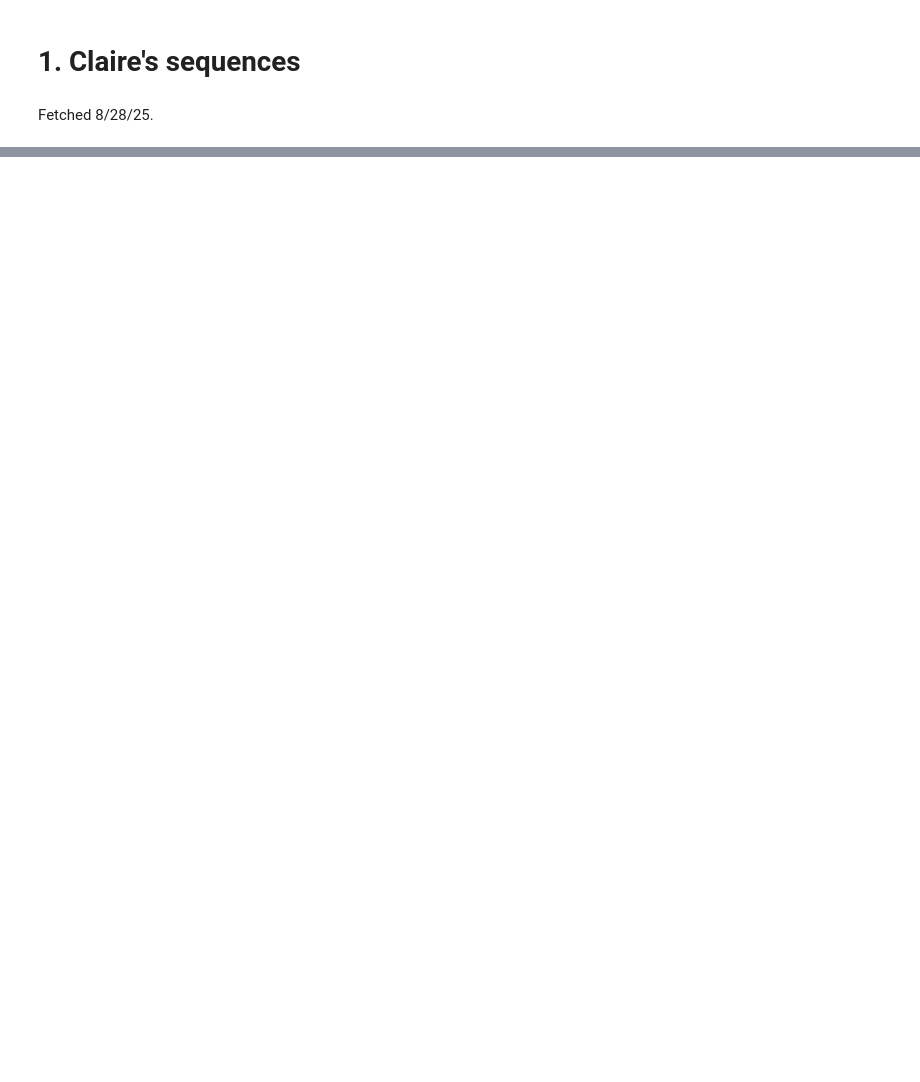
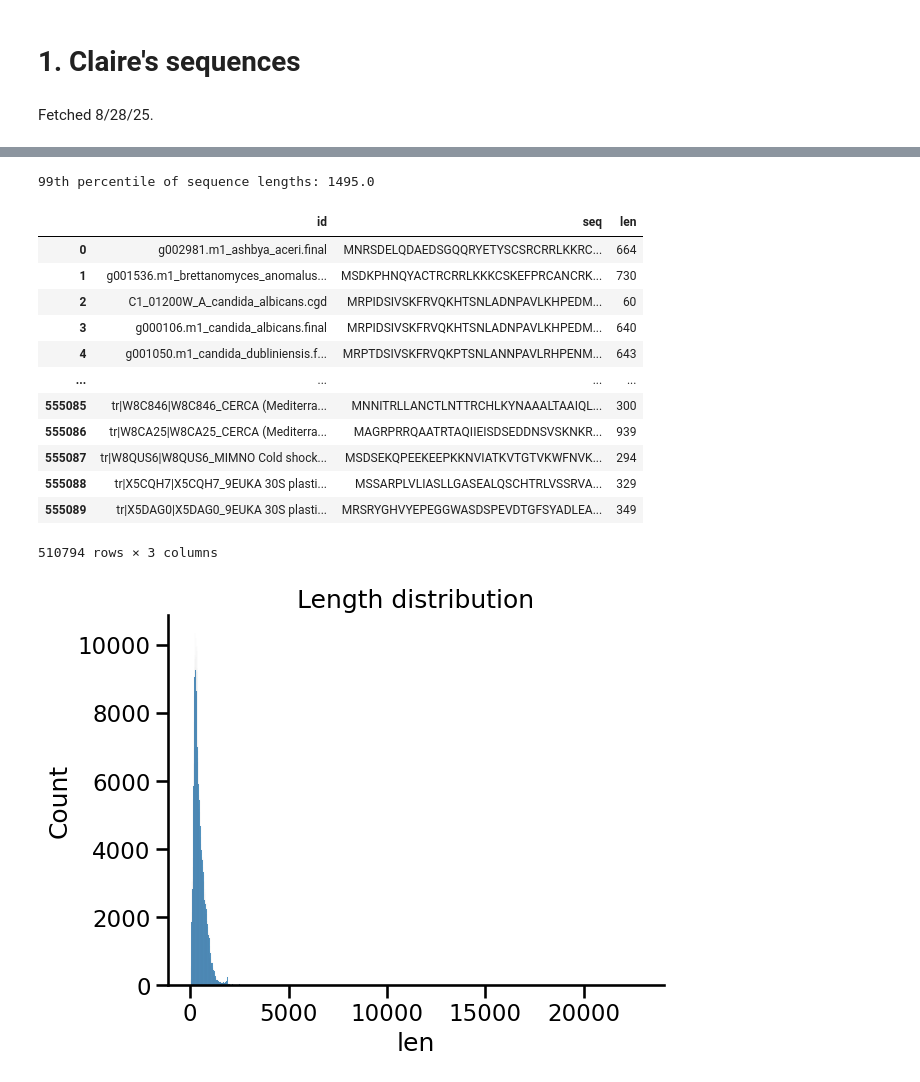
Before and after one commit to sanjanakotha/consensus_AD_predictor, a Jupyter notebook: notebooks/Plant, yeast, and mammal input sequences.ipynb, the cells around one changed output, grey strips where cells are left out. Cells and saved outputs as stored; diff of their text form; code cells hidden in the pictures; blank space fills up the shorter version.

Commit message:
plant seqs

```diff
--- a/notebooks/Plant, yeast, and mammal input sequences.ipynb
+++ b/notebooks/Plant, yeast, and mammal input sequences.ipynb
@@ -37,0 +48,5 @@ all_proteins_df.to_csv("../output/CL_seqs_all_8-28-25.csv")
+# %%
+plant_TF_dict = protfasta.read_fasta("../data/PlantTFDB-all_TF_pep.fas", invalid_sequence_action='remove')
+plant_TF_df = pd.DataFrame.from_dict(plant_TF_dict, orient='index').reset_index()
+plant_TF_df.columns = [0, 1]
+plant_TF_df
@@ -37,0 +69,5 @@ all_proteins_df.to_csv("../output/CL_seqs_all_8-28-25.csv")
+# %%
+mammal_TF_dict = protfasta.read_fasta("../output/interpro_uniprot_evid_1_2.fasta", invalid_sequence_action='remove')
+mammal_TF_df = pd.DataFrame.from_dict(mammal_TF_dict, orient='index').reset_index()
+mammal_TF_df.columns = [0, 1]
+mammal_TF_df
@@ -37,0 +88,3 @@ all_proteins_df.to_csv("../output/CL_seqs_all_8-28-25.csv")
+# %%
+combined_tf_df = pd.concat([all_proteins_df, plant_TF_df, mammal_TF_df], ignore_index=True)
+combined_tf_df
@@ -37,0 +105,4 @@ all_proteins_df.to_csv("../output/CL_seqs_all_8-28-25.csv")
+# %%
+# 1. Drop duplicates
+combined_tf_df_unique_seqs = combined_tf_df.drop_duplicates(subset = 1)
+combined_tf_df_unique_seqs
@@ -37,0 +123,41 @@ all_proteins_df.to_csv("../output/CL_seqs_all_8-28-25.csv")
+# %%
+# 2. Length filter
+
+
+# Add a new column "len" to store the length of sequences in column 1
+combined_tf_df_unique_seqs["len"] = combined_tf_df_unique_seqs[1].str.len()
+
+# Set seaborn context and plot the histogram of sequence lengths
+sns.set_context('talk')
+sns.histplot(combined_tf_df_unique_seqs["len"])  # Plot length distribution
+plt.title("Length distribution")
+sns.despine()
+
+# Calculate the 99th percentile of sequence lengths
+percentile_99 = combined_tf_df_unique_seqs["len"].quantile(0.99)
+print("99th percentile of sequence lengths:", percentile_99)
+
+# Filter sequences with lengths below the 99th percentile
+length_filtered = combined_tf_df_unique_seqs[combined_tf_df_unique_seqs["len"] < percentile_99]
+length_filtered = length_filtered.rename(columns = {0: "id", 1 : "seq"})
+length_filtered
+
+# Uncomment the following lines if filtering sequences longer than 50 is needed
+# filtered_tf_df = combined_tf_df_unique_seqs[combined_tf_df_unique_seqs["len"] > 50]
+# filtered_tf_df
+# %% [output]
+99th percentile of sequence lengths: 1495.0
+|  | id | seq | len |
+| 0 | g002981.m1_ashbya_aceri.final | MNRSDELQDAEDSGQQRYETYSCSRCRRLKKRC... | 664 |
+| 1 | g001536.m1_brettanomyces_anomalus... | MSDKPHNQYACTRCRRLKKKCSKEFPRCANCRK... | 730 |
+| 2 | C1_01200W_A_candida_albicans.cgd | MRPIDSIVSKFRVQKHTSNLADNPAVLKHPEDM... | 60 |
+| 3 | g000106.m1_candida_albicans.final | MRPIDSIVSKFRVQKHTSNLADNPAVLKHPEDM... | 640 |
+| 4 | g001050.m1_candida_dubliniensis.f... | MRPTDSIVSKFRVQKPTSNLANNPAVLRHPENM... | 643 |
+| ... | ... | ... | ... |
+| 555085 | tr|W8C846|W8C846_CERCA (Mediterra... | MNNITRLLANCTLNTTRCHLKYNAAALTAAIQL... | 300 |
+| 555086 | tr|W8CA25|W8CA25_CERCA (Mediterra... | MAGRPRRQAATRTAQIIEISDSEDDNSVSKNKR... | 939 |
+| 555087 | tr|W8QUS6|W8QUS6_MIMNO Cold shock... | MSDSEKQPEEKEEPKKNVIATKVTGTVKWFNVK... | 294 |
+| 555088 | tr|X5CQH7|X5CQH7_9EUKA 30S plasti... | MSSARPLVLIASLLGASEALQSCHTRLVSSRVA... | 329 |
+| 555089 | tr|X5DAG0|X5DAG0_9EUKA 30S plasti... | MRSRYGHVYEPEGGWASDSPEVDTGFSYADLEA... | 349 |
+510794 rows × 3 columns
+[figure, added]
```
Also changed, not shown: parts of 36 cells of this notebook, 5 other files.
